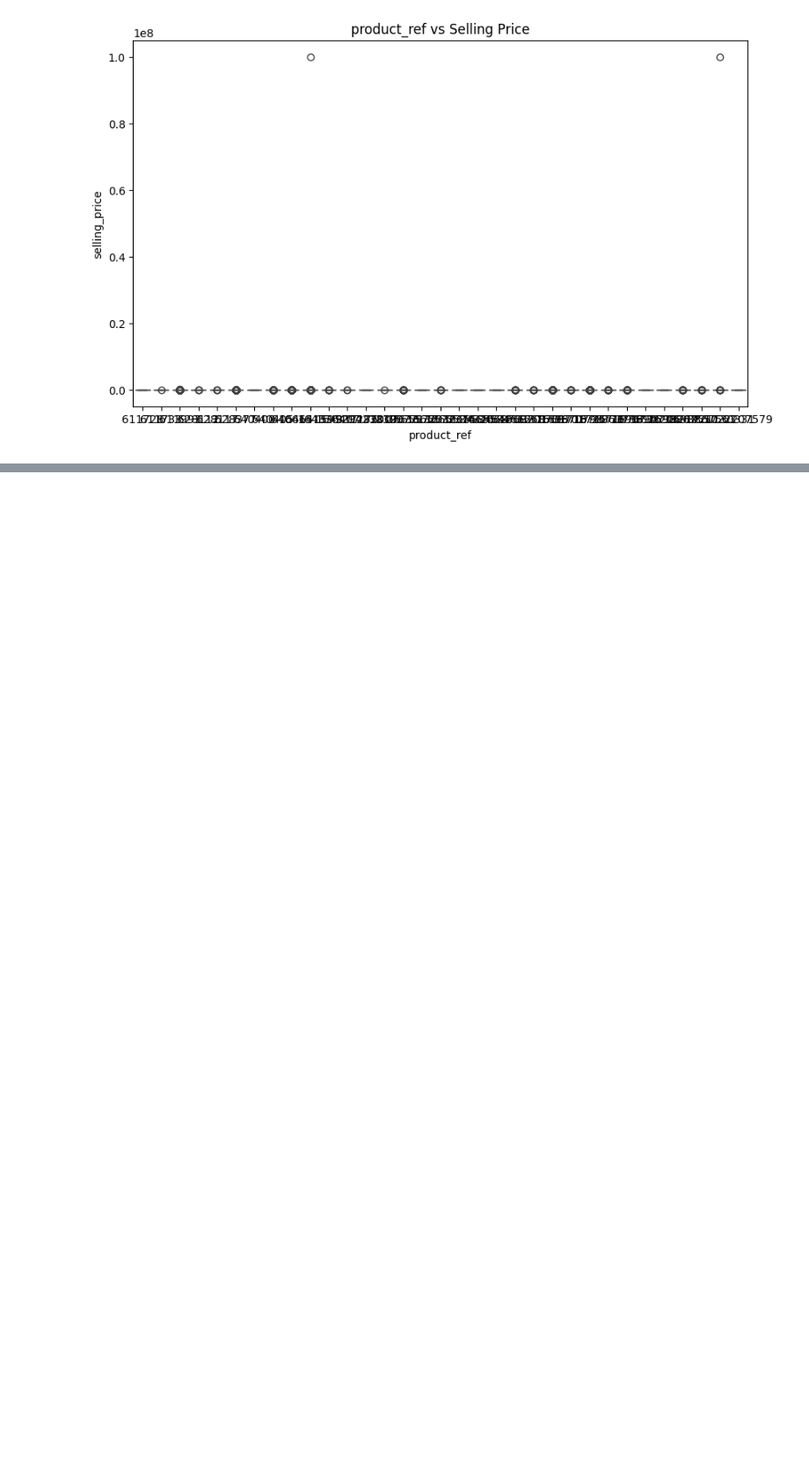
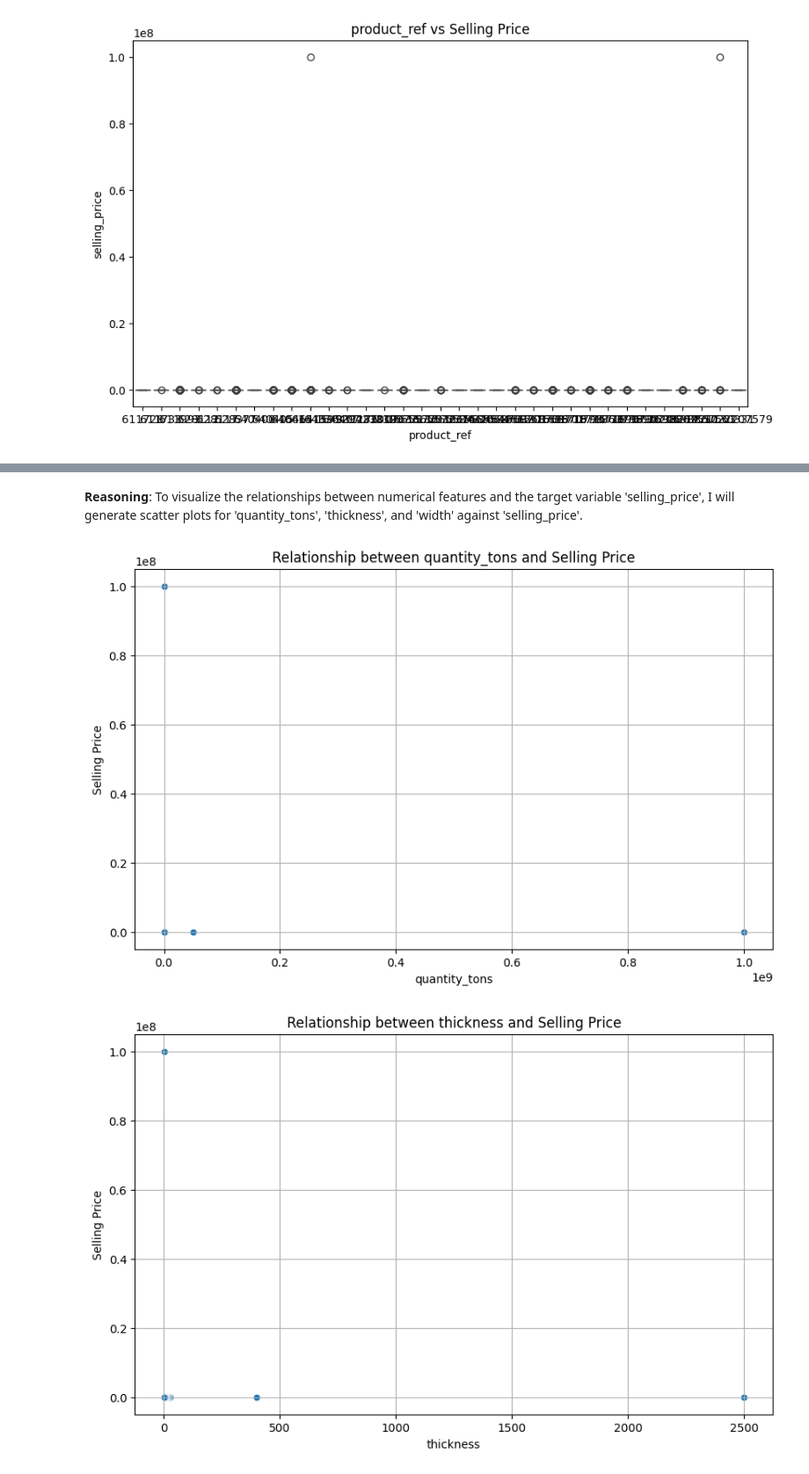
Before and after one commit to Shyams728/copper_ml_project, a Jupyter notebook: industrial_copper_modeling_data_cleaning.ipynb, the cells around one changed output, grey strips where cells are left out. Shown at 88% size. Cells and saved outputs as stored; diff of their text form; code cells hidden in the pictures; blank space fills up the shorter version.

```diff
--- a/industrial_copper_modeling_data_cleaning.ipynb
+++ b/industrial_copper_modeling_data_cleaning.ipynb
@@ -431,0 +554,17 @@ print(f'Classification Accuracy: {accuracy_score(y_test_class, y_pred_class)}')
+# %% [markdown]
+**Reasoning**:
+To visualize the relationships between numerical features and the target variable 'selling_price', I will generate scatter plots for 'quantity_tons', 'thickness', and 'width' against 'selling_price'.
+# %%
+numerical_features_for_scatter = ['quantity_tons', 'thickness', 'width']
+
+for feature in numerical_features_for_scatter:
+    plt.figure(figsize=(10, 6))
+    sns.scatterplot(x=cleaned_df[feature], y=cleaned_df['selling_price'])
+    plt.title(f'Relationship between {feature} and Selling Price')
+    plt.xlabel(feature)
+    plt.ylabel('Selling Price')
+    plt.grid(True)
+    plt.show()
+# %% [output]
+[figure, added]
+[figure, added]
```
Also changed, not shown: parts of 26 cells of this notebook.
